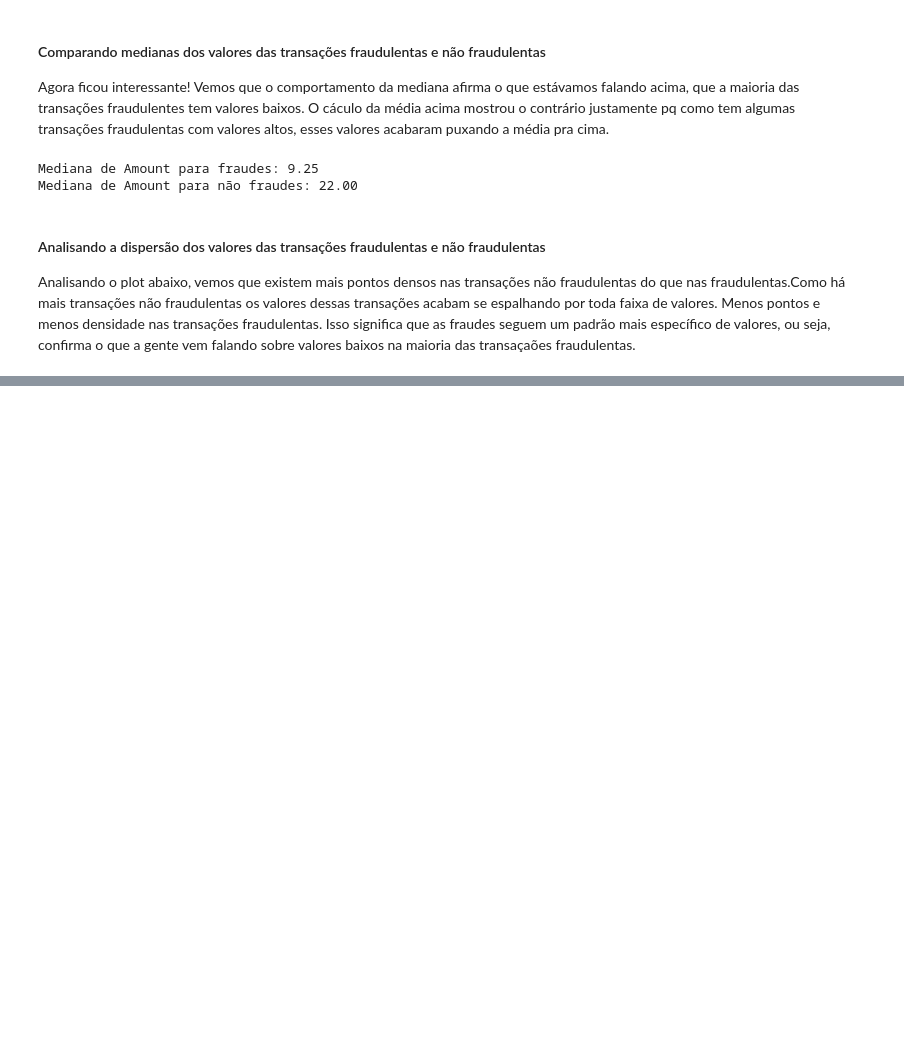
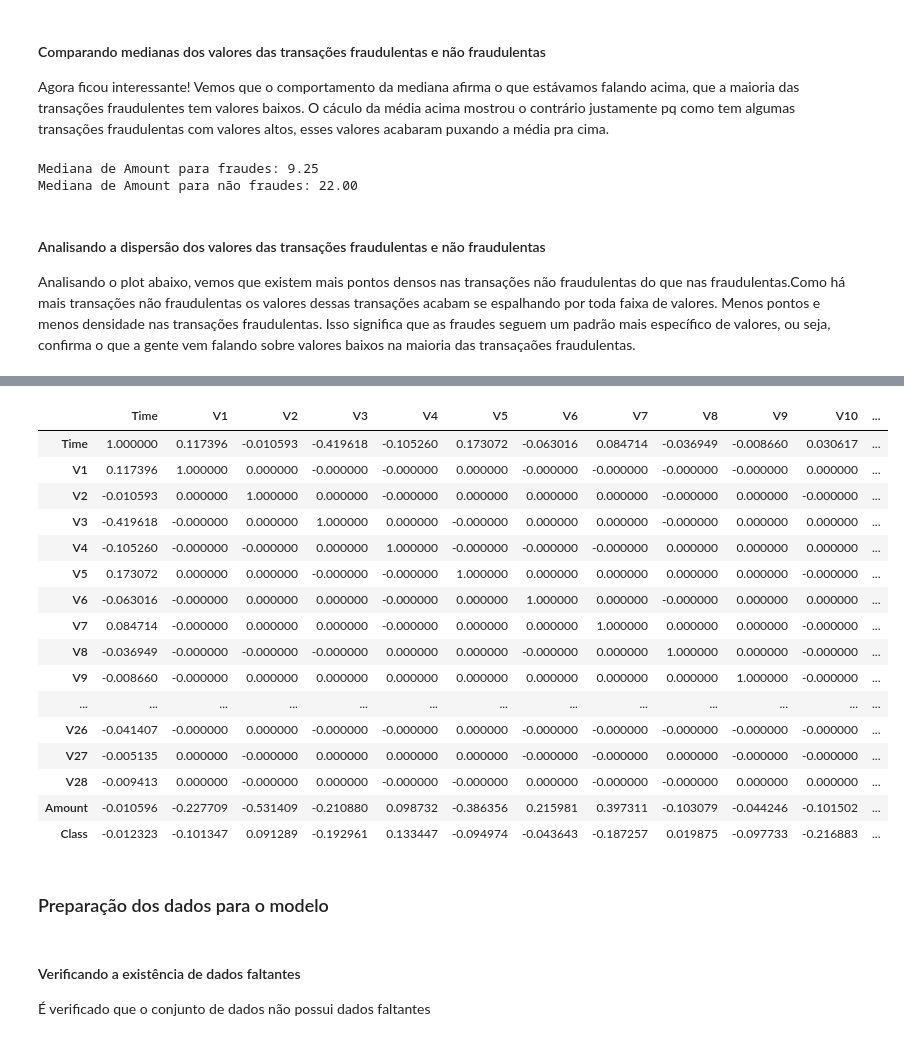
Before and after one commit to jonnathann/portifolio_ra, a Jupyter notebook: notebooks/risk_analisys.ipynb, the cells around one changed output, grey strips where cells are left out. Saved outputs shown, nothing was run; the diff lists cells and outputs as text; code cells hidden in the pictures; blank space fills up the shorter version.

Commit message:
Ajustando algumas análises finais

```diff
--- a/notebooks/risk_analisys.ipynb
+++ b/notebooks/risk_analisys.ipynb
@@ -207,0 +214,37 @@ plt.show()
+# %%
+# Verifique a correlação entre as variáveis independentes e a variável dependente
+corr = df.corr()
+corr.style.background_gradient(cmap='coolwarm', axis=None)
+
+# Ajustando a largura da tabela
+corr.style.set_table_attributes('style="width: 70%;"').background_gradient(cmap='coolwarm', axis=None)
+
+# Ajustando o tamanho da fonte e outras configurações
+corr.style.set_table_styles(
+    [{'selector': 'th', 'props': [('font-size', '10px')]},  # Tamanho da fonte das colunas
+     {'selector': 'td', 'props': [('font-size', '9px')]}   # Tamanho da fonte das células
+]).background_gradient(cmap='coolwarm', axis=None)
+# %% [output]
+|  | Time | V1 | V2 | V3 | V4 | V5 | V6 | V7 | V8 | V9 | V10 | ... |
+| Time | 1.000000 | 0.117396 | -0.010593 | -0.419618 | -0.105260 | 0.173072 | -0.063016 | 0.084714 | -0.036949 | -0.008660 | 0.030617 | ... |
+| V1 | 0.117396 | 1.000000 | 0.000000 | -0.000000 | -0.000000 | 0.000000 | -0.000000 | -0.000000 | -0.000000 | -0.000000 | 0.000000 | ... |
+| V2 | -0.010593 | 0.000000 | 1.000000 | 0.000000 | -0.000000 | 0.000000 | 0.000000 | 0.000000 | -0.000000 | 0.000000 | -0.000000 | ... |
+| V3 | -0.419618 | -0.000000 | 0.000000 | 1.000000 | 0.000000 | -0.000000 | 0.000000 | 0.000000 | -0.000000 | 0.000000 | 0.000000 | ... |
+| V4 | -0.105260 | -0.000000 | -0.000000 | 0.000000 | 1.000000 | -0.000000 | -0.000000 | -0.000000 | 0.000000 | 0.000000 | 0.000000 | ... |
+| V5 | 0.173072 | 0.000000 | 0.000000 | -0.000000 | -0.000000 | 1.000000 | 0.000000 | 0.000000 | 0.000000 | 0.000000 | -0.000000 | ... |
+| V6 | -0.063016 | -0.000000 | 0.000000 | 0.000000 | -0.000000 | 0.000000 | 1.000000 | 0.000000 | -0.000000 | 0.000000 | 0.000000 | ... |
+| V7 | 0.084714 | -0.000000 | 0.000000 | 0.000000 | -0.000000 | 0.000000 | 0.000000 | 1.000000 | 0.000000 | 0.000000 | -0.000000 | ... |
+| V8 | -0.036949 | -0.000000 | -0.000000 | -0.000000 | 0.000000 | 0.000000 | -0.000000 | 0.000000 | 1.000000 | 0.000000 | -0.000000 | ... |
+| V9 | -0.008660 | -0.000000 | 0.000000 | 0.000000 | 0.000000 | 0.000000 | 0.000000 | 0.000000 | 0.000000 | 1.000000 | -0.000000 | ... |
+| ... | ... | ... | ... | ... | ... | ... | ... | ... | ... | ... | ... | ... |
+| V26 | -0.041407 | -0.000000 | 0.000000 | -0.000000 | -0.000000 | 0.000000 | -0.000000 | -0.000000 | -0.000000 | -0.000000 | -0.000000 | ... |
+| V27 | -0.005135 | 0.000000 | -0.000000 | 0.000000 | 0.000000 | 0.000000 | -0.000000 | -0.000000 | 0.000000 | -0.000000 | -0.000000 | ... |
+| V28 | -0.009413 | 0.000000 | -0.000000 | 0.000000 | -0.000000 | -0.000000 | 0.000000 | -0.000000 | -0.000000 | 0.000000 | 0.000000 | ... |
+| Amount | -0.010596 | -0.227709 | -0.531409 | -0.210880 | 0.098732 | -0.386356 | 0.215981 | 0.397311 | -0.103079 | -0.044246 | -0.101502 | ... |
+| Class | -0.012323 | -0.101347 | 0.091289 | -0.192961 | 0.133447 | -0.094974 | -0.043643 | -0.187257 | 0.019875 | -0.097733 | -0.216883 | ... |
+# %% [markdown]
+### Preparação dos dados para o modelo
+# %% [markdown]
+#### Verificando a existência de dados faltantes
+
+É verificado que o conjunto de dados não possui dados faltantes
```
Also changed, not shown: parts of 9 cells of this notebook.
